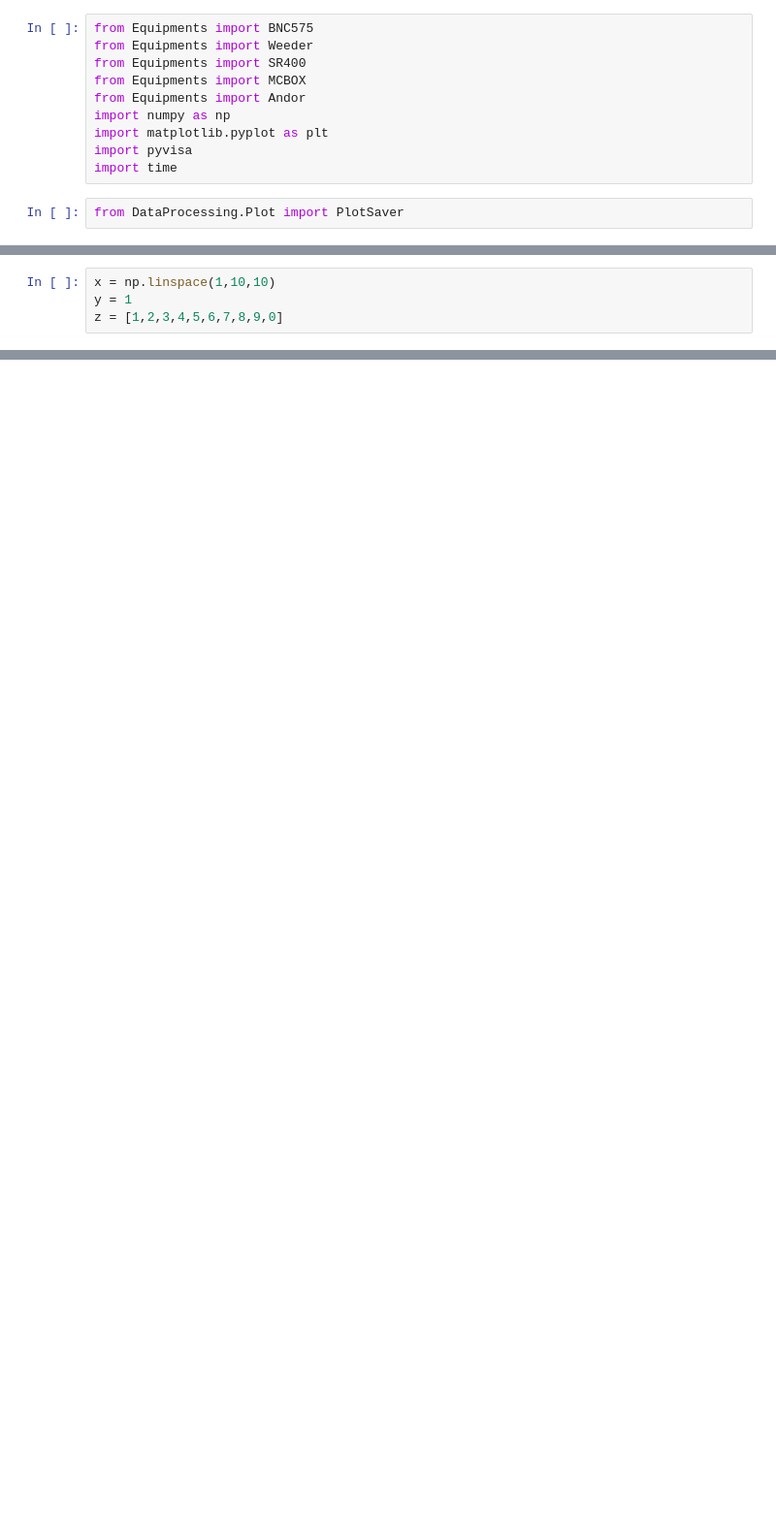
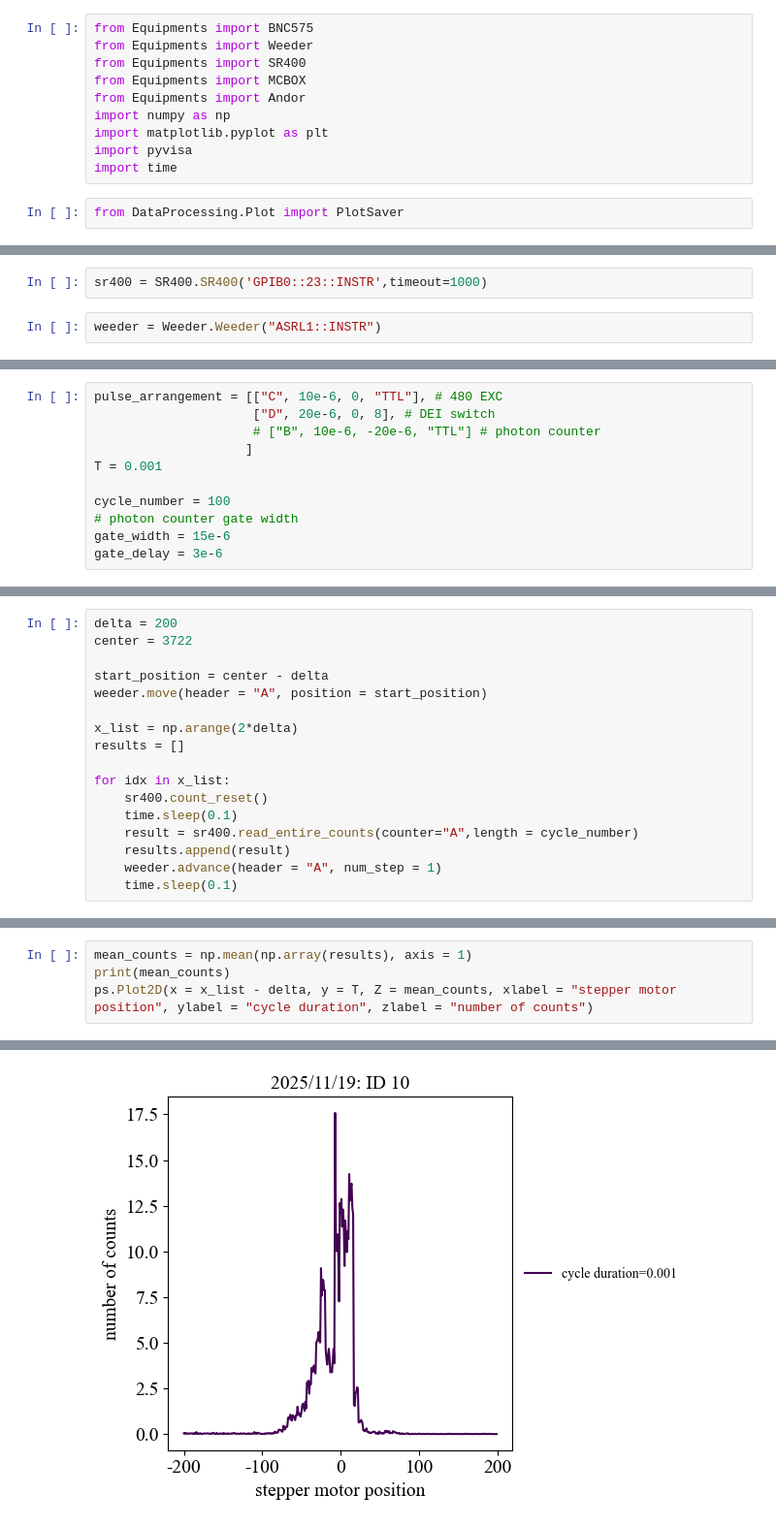
Before and after one commit to FENG-MengLong/ExperimentCode, a Jupyter notebook: 2025.11.16.ipynb, the cells around one changed output, grey strips where cells are left out. Shown at 97% size. Cells and saved outputs as stored; diff of their text form; blank space fills up the shorter version.

```diff
--- a/2025.11.16.ipynb
+++ b/2025.11.16.ipynb
@@ -27,0 +22,4 @@ ps.Plot2D(x,y,Z,y_index=[2,5])
+# %%
+sr400 = SR400.SR400('GPIB0::23::INSTR',timeout=1000)
+# %%
+weeder = Weeder.Weeder("ASRL1::INSTR")
@@ -28,4 +42,11 @@ ps.Plot2D(x,y,Z,y_index=[2,5])
 # %%
-x = np.linspace(1,10,10)
-y = 1
-z = [1,2,3,4,5,6,7,8,9,0]
+pulse_arrangement = [["C", 10e-6, 0, "TTL"], # 480 EXC
+                     ["D", 20e-6, 0, 8], # DEI switch
+                     # ["B", 10e-6, -20e-6, "TTL"] # photon counter
+                    ]
+T = 0.001
+
+cycle_number = 100
+# photon counter gate width
+gate_width = 15e-6
+gate_delay = 3e-6
@@ -44,0 +124,17 @@ VisaIOError: VI_ERROR_BERR (-1073807304): Bus error occurred during transfer.
+# %%
+delta = 200
+center = 3722
+
+start_position = center - delta
+weeder.move(header = "A", position = start_position)
+
+x_list = np.arange(2*delta)
+results = []
+
+for idx in x_list:
+    sr400.count_reset()
+    time.sleep(0.1)
+    result = sr400.read_entire_counts(counter="A",length = cycle_number)
+    results.append(result)
+    weeder.advance(header = "A", num_step = 1)
+    time.sleep(0.1)
@@ -44,0 +159,5 @@ VisaIOError: VI_ERROR_BERR (-1073807304): Bus error occurred during transfer.
+# %%
+mean_counts = np.mean(np.array(results), axis = 1)
+print(mean_counts)
+ps.Plot2D(x = x_list - delta, y = T, Z = mean_counts, xlabel = "stepper motor position", ylabel = "cycle duration", zlabel = "number of counts")
+# %% [output]
@@ -44,0 +181 @@ VisaIOError: VI_ERROR_BERR (-1073807304): Bus error occurred during transfer.
+[figure, added]
```
Also changed, not shown: parts of 23 cells of this notebook, 3 other files.
